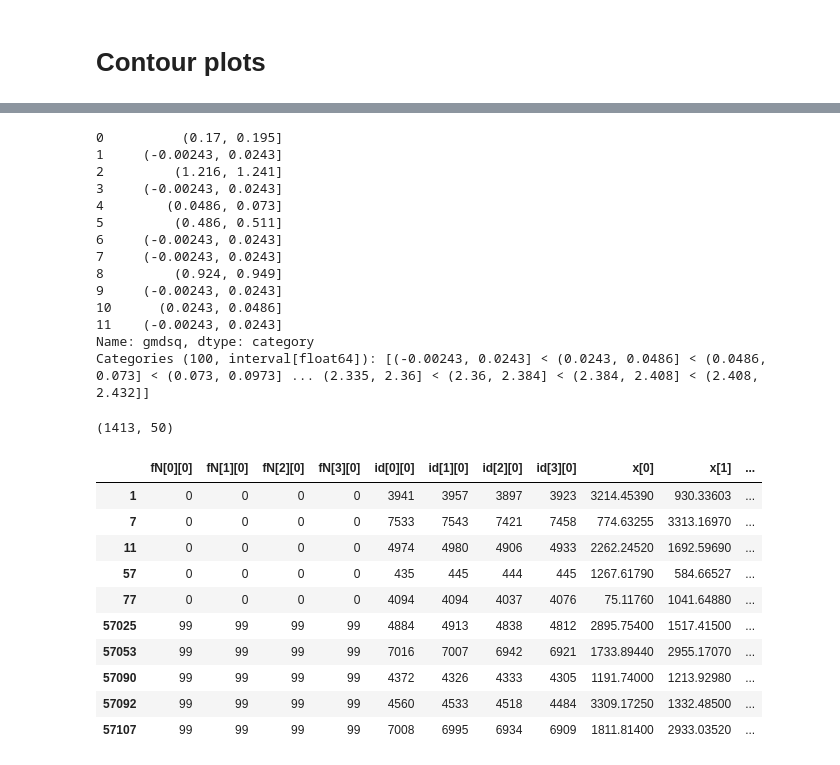
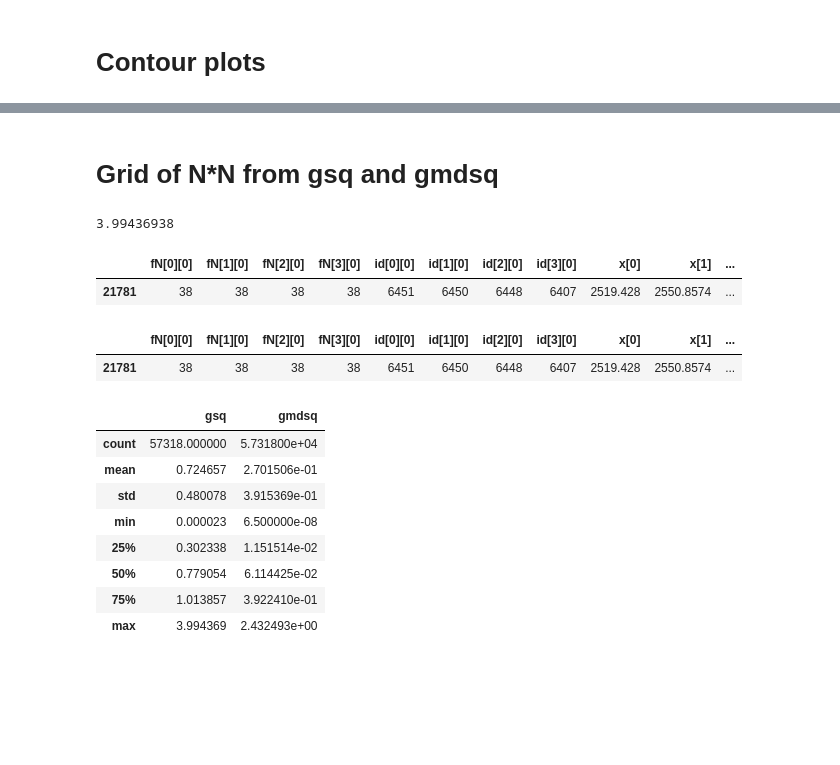
Before and after one commit to bpRsh/2019_shear_analysis_after_dmstack, a Jupyter notebook: Nov_2019/Nov25/a01_plot_gmsq_contour_plot.ipynb, the cells around one changed output, grey strips where cells are left out. Drawn from its saved outputs; the diff is of its cells as text; code cells hidden in the pictures; blank space fills up the shorter version.

```diff
--- a/Nov_2019/Nov25/a01_plot_gmsq_contour_plot.ipynb
+++ b/Nov_2019/Nov25/a01_plot_gmsq_contour_plot.ipynb
@@ -373,17 +340,0 @@ Categories (100, interval[float64]): [(-0.00397, 0.04] < (0.04, 0.0799] < (0.079
-# %%
-pd.cut(df['gmdsq'],100).head(12)
-# %% [output]
-0          (0.17, 0.195]
-1     (-0.00243, 0.0243]
-2         (1.216, 1.241]
-3     (-0.00243, 0.0243]
-4        (0.0486, 0.073]
-5         (0.486, 0.511]
-6     (-0.00243, 0.0243]
-7     (-0.00243, 0.0243]
-8         (0.924, 0.949]
-9     (-0.00243, 0.0243]
-10      (0.0243, 0.0486]
-11    (-0.00243, 0.0243]
-Name: gmdsq, dtype: category
-Categories (100, interval[float64]): [(-0.00243, 0.0243] < (0.0243, 0.0486] < (0.0486, 0.073] < (0.073, 0.0973] ... (2.335, 2.36] < (2.36, 2.384] < (2.384, 2.408] < (2.408, 2.432]]
@@ -392,19 +341,32 @@ Categories (100, interval[float64]): [(-0.00243, 0.0243] < (0.0243, 0.0486] < (0
-# %%
-df_7_11 = df.query(""" (0.919 < gsq <=0.959) and (-0.00243 < gmdsq <= 0.0243)  """)
-
-print(df_7_11.shape)
-
-df_7_11.head().append(df_7_11.tail())
-# %% [output]
-(1413, 50)
-|  | fN[0][0] | fN[1][0] | fN[2][0] | fN[3][0] | id[0][0] | id[1][0] | id[2][0] | id[3][0] | x[0] | x[1] | ... |
-| 1 | 0 | 0 | 0 | 0 | 3941 | 3957 | 3897 | 3923 | 3214.45390 | 930.33603 | ... |
-| 7 | 0 | 0 | 0 | 0 | 7533 | 7543 | 7421 | 7458 | 774.63255 | 3313.16970 | ... |
-| 11 | 0 | 0 | 0 | 0 | 4974 | 4980 | 4906 | 4933 | 2262.24520 | 1692.59690 | ... |
-| 57 | 0 | 0 | 0 | 0 | 435 | 445 | 444 | 445 | 1267.61790 | 584.66527 | ... |
-| 77 | 0 | 0 | 0 | 0 | 4094 | 4094 | 4037 | 4076 | 75.11760 | 1041.64880 | ... |
-| 57025 | 99 | 99 | 99 | 99 | 4884 | 4913 | 4838 | 4812 | 2895.75400 | 1517.41500 | ... |
-| 57053 | 99 | 99 | 99 | 99 | 7016 | 7007 | 6942 | 6921 | 1733.89440 | 2955.17070 | ... |
-| 57090 | 99 | 99 | 99 | 99 | 4372 | 4326 | 4333 | 4305 | 1191.74000 | 1213.92980 | ... |
-| 57092 | 99 | 99 | 99 | 99 | 4560 | 4533 | 4518 | 4484 | 3309.17250 | 1332.48500 | ... |
-| 57107 | 99 | 99 | 99 | 99 | 7008 | 6995 | 6934 | 6909 | 1811.81400 | 2933.03520 | ... |
+# %% [markdown]
+# Grid of N*N from gsq and gmdsq
+# %%
+N = 100
+xcol = 'gsq'
+ycol = 'gmdsq'
+max_abs_xcol_ycol = df[[xcol,ycol]].abs().max().max()
+
+print(max_abs_xcol_ycol)
+
+df[df[xcol]==max_abs_xcol_ycol]
+# %% [output]
+3.99436938
+|  | fN[0][0] | fN[1][0] | fN[2][0] | fN[3][0] | id[0][0] | id[1][0] | id[2][0] | id[3][0] | x[0] | x[1] | ... |
+| 21781 | 38 | 38 | 38 | 38 | 6451 | 6450 | 6448 | 6407 | 2519.428 | 2550.8574 | ... |
+# %%
+df[df['gsq']==max_abs_xcol_ycol]
+# %% [output]
+|  | fN[0][0] | fN[1][0] | fN[2][0] | fN[3][0] | id[0][0] | id[1][0] | id[2][0] | id[3][0] | x[0] | x[1] | ... |
+| 21781 | 38 | 38 | 38 | 38 | 6451 | 6450 | 6448 | 6407 | 2519.428 | 2550.8574 | ... |
+# %%
+df[[xcol,ycol]].describe()
+# %% [output]
+|  | gsq | gmdsq |
+| count | 57318.000000 | 5.731800e+04 |
+| mean | 0.724657 | 2.701506e-01 |
+| std | 0.480078 | 3.915369e-01 |
+| min | 0.000023 | 6.500000e-08 |
+| 25% | 0.302338 | 1.151514e-02 |
+| 50% | 0.779054 | 6.114425e-02 |
+| 75% | 1.013857 | 3.922410e-01 |
+| max | 3.994369 | 2.432493e+00 |
```
Also changed, not shown: parts of 16 cells of this notebook.
